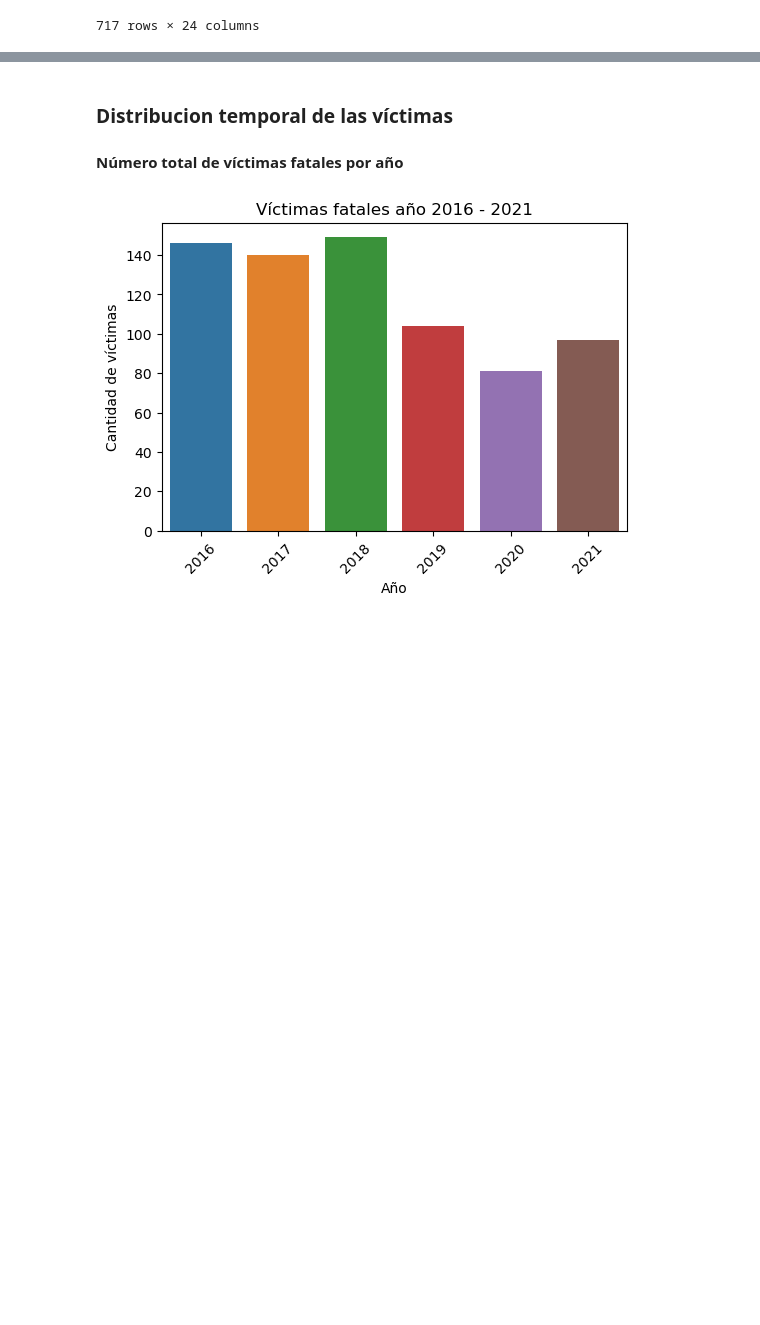
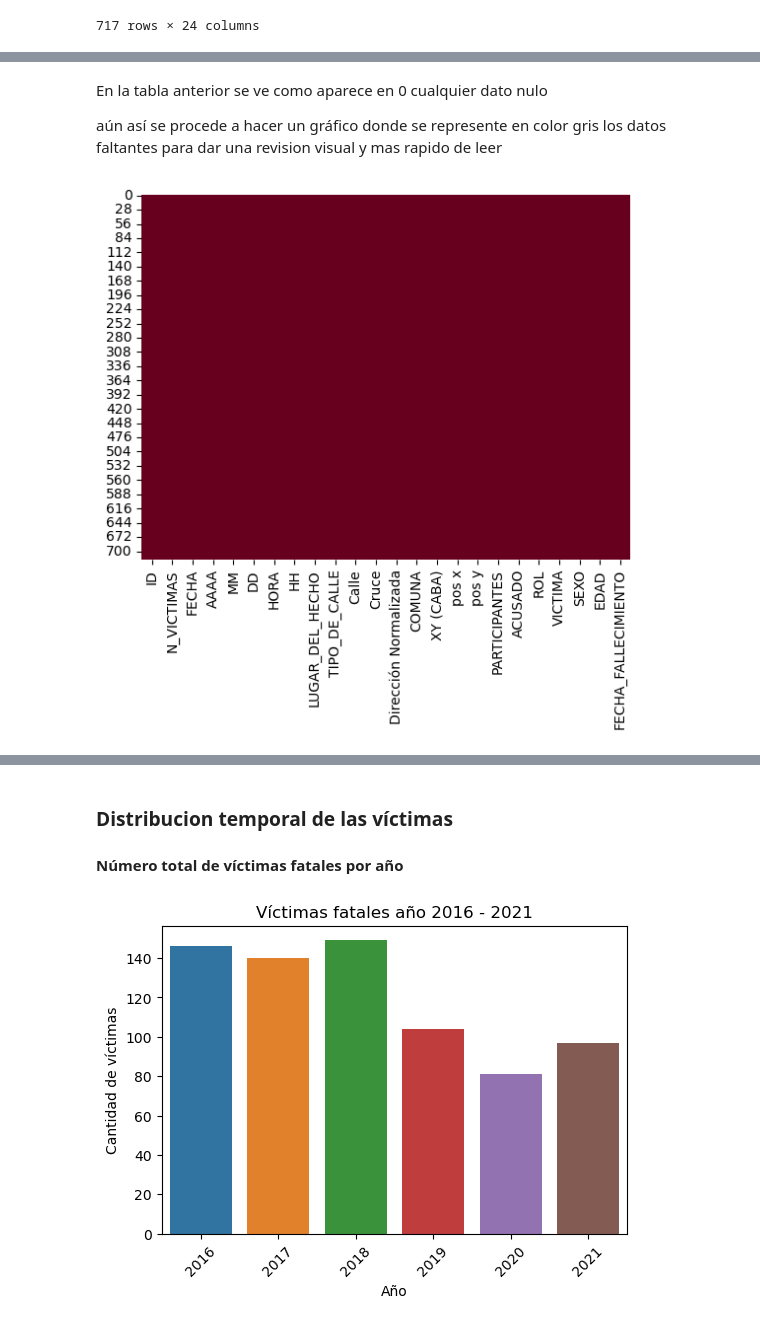
Before and after one commit to CristianSilvaB/PI_DA, a Jupyter notebook: notebooks/EDA.ipynb, the cells around one changed output, grey strips where cells are left out. Cells and saved outputs as stored; diff of their text form; code cells hidden in the pictures; blank space fills up the shorter version.

```diff
--- a/notebooks/EDA.ipynb
+++ b/notebooks/EDA.ipynb
@@ -30,0 +62,9 @@ homicidios_merge_df
+# %% [markdown]
+En la tabla anterior se ve como aparece en 0 cualquier dato nulo
+
+aún así se procede a hacer un gráfico donde se represente en color gris los datos faltantes para dar una revision visual y mas rapido de leer
+# %%
+sns.heatmap(homicidios_merge_df.isnull(), cbar=False, cmap='RdGy')
+plt.show()
+# %% [output]
+[figure, added]
```
Also changed, not shown: parts of 17 cells of this notebook, 1 other file.
